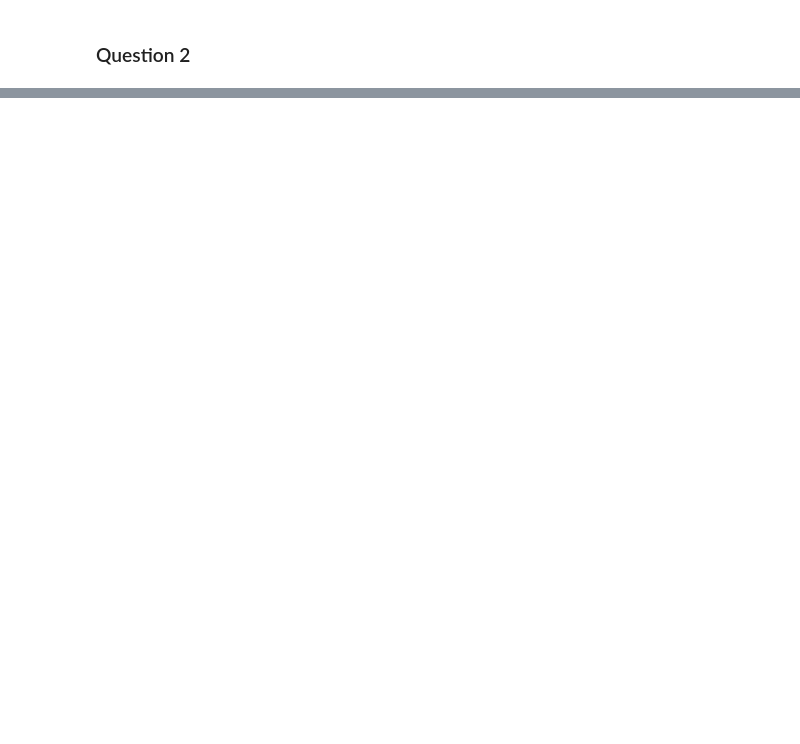
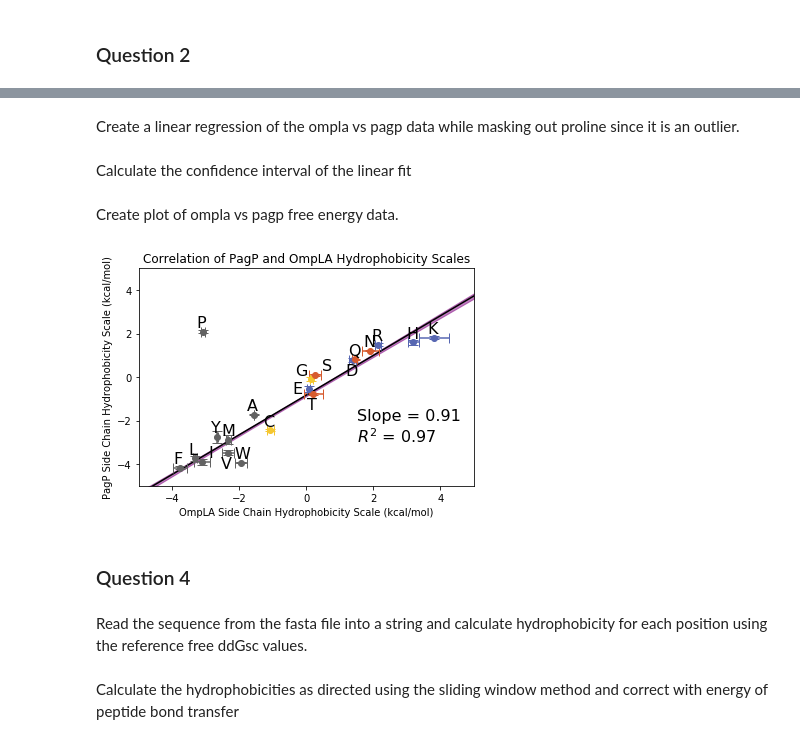
Before and after one commit to benf549/Advanced-Seminar-In-Membrane-Protein-Structure-Function-Pharmacology, a Jupyter notebook: FRY_HW_03.ipynb, the cells around one changed output, grey strips where cells are left out. Drawn from its saved outputs; the diff is of its cells as text; code cells hidden in the pictures; blank space fills up the shorter version.

```diff
--- a/FRY_HW_03.ipynb
+++ b/FRY_HW_03.ipynb
@@ -56,0 +237,2 @@ plt.show()
+# %% [markdown]
+Create a linear regression of the ompla vs pagp data while masking out proline since it is an outlier.
@@ -56,0 +254,65 @@ plt.show()
+# %% [markdown]
+Calculate the confidence interval of the linear fit
+# %%
+def standard_err_of_estimate(xvals, yvals, slope, intercept, n):
+    _sum = 0
+    for x,y in zip(xvals, yvals):
+        calc_Y = slope*x + intercept
+        _sum = (y - calc_Y) ** 2
+    denominator = n - 2
+    return np.sqrt(_sum/denominator)
+
+
+def standard_err_of_regression_line(x, xvals, yvals, slope, intercept):
+    n = len(xvals)
+    xbar = sum(xvals)/n
+    numerator = (x - xbar) ** 2
+    denominator = sum([(x - xbar) **2 for x in xvals])
+    sigma_y = standard_err_of_estimate(xvals, yvals, slope, intercept, n)
+    return sigma_y * np.sqrt((1/n) + (numerator / denominator))
+
+errs = np.array([standard_err_of_regression_line(x, omplas, pagps, slope, intercept) for x in xs])
+y_95 = stats.t.ppf(0.95, df=len(omplas)-2) * errs
+# %% [markdown]
+Create plot of ompla vs pagp free energy data.
+# %%
+fig, ax = plt.subplots()
+
+##Confidence interval
+ax.plot(xs, ys, 'k')
+ax.fill_between(xs, (ys-y_95), (ys+y_95), color='purple', alpha=0.5)
+
+##Points with error bars
+for idx, o in enumerate(omplas):
+    ax.errorbar(o, pagps[idx], xerr=omplas_err[idx], yerr=pagps_err[idx], fmt='o', color=ddGsc_color[resis[idx]], capsize=5)
+
+##Add data labels
+for idx, label in enumerate(resis):
+    yoffset = 0.2
+    xoffset = -0.2
+    if label in ["T", "D", "V"]:
+        yoffset=-0.7
+    if label in ["I"]:
+        xoffset=0.2
+    if label in ["G"]:
+        xoffset=-0.5
+    if label in ["S"]:
+        xoffset=+0.2
+    if label in ["E"]:
+        yoffset=-0.2
+        xoffset=-0.5
+    ax.text(omplas[idx]+xoffset, pagps[idx]+yoffset, label, fontsize=16)
+
+#Add parameter findings.
+ax.text(1.5, -3, f"Slope = {slope:0.2f}\n$R^2$ = {rval:0.2f}", fontsize=16)
+plt.xlabel("OmpLA Side Chain Hydrophobicity Scale (kcal/mol)")
+plt.ylabel("PagP Side Chain Hydrophobicity Scale (kcal/mol)")
+plt.title("Correlation of PagP and OmpLA Hydrophobicity Scales")
+
+ax.axis([-5, 5, -5, 5]);
+# %% [output]
+[figure, added]
+# %% [markdown]
+### Question 4
+# %% [markdown]
+Read the sequence from the fasta file into a string and calculate hydrophobicity for each position using the reference free ddGsc values.
@@ -56,0 +328,2 @@ plt.show()
+# %% [markdown]
+Calculate the hydrophobicities as directed using the sliding window method and correct with energy of peptide bond transfer
```
Also changed, not shown: parts of 31 cells of this notebook.
